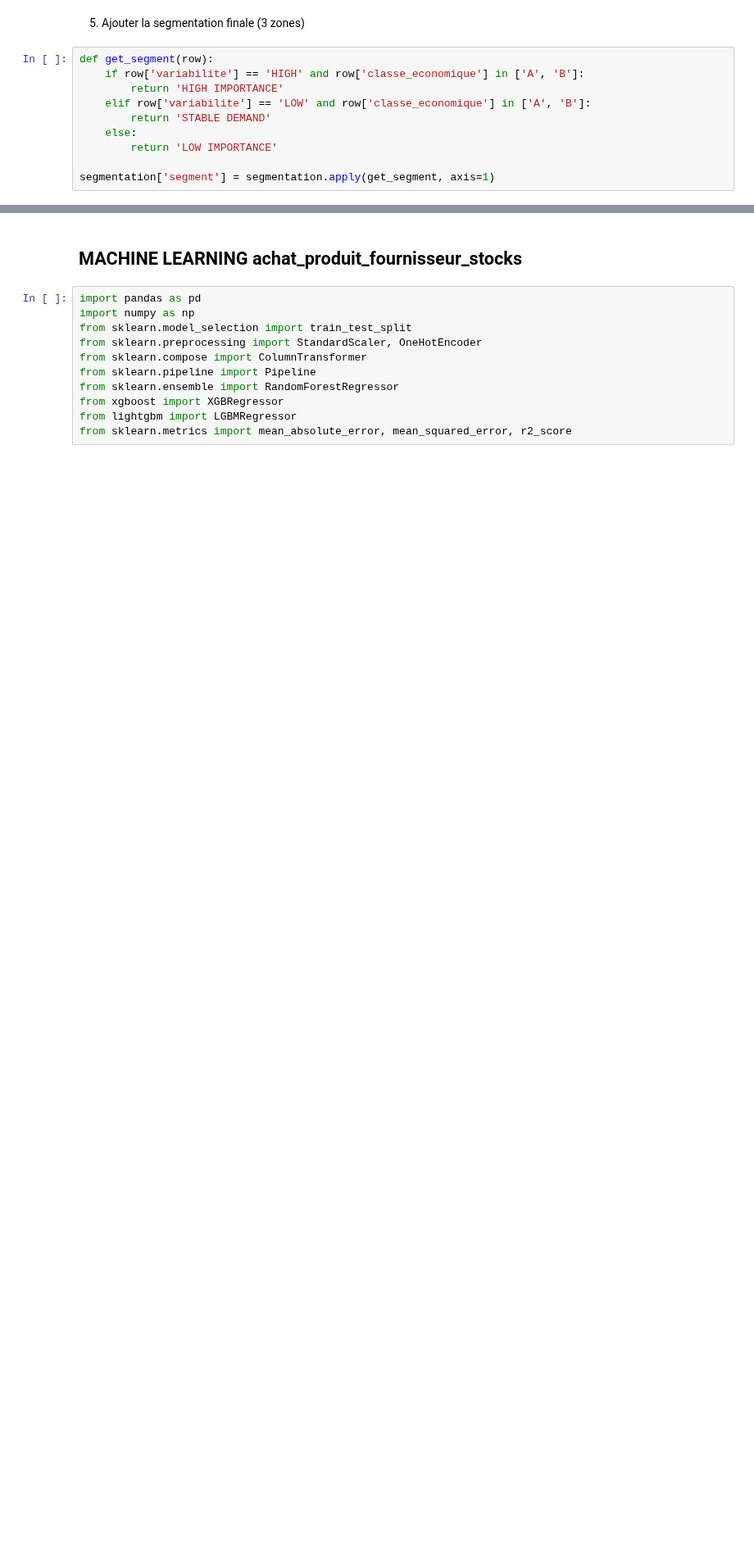
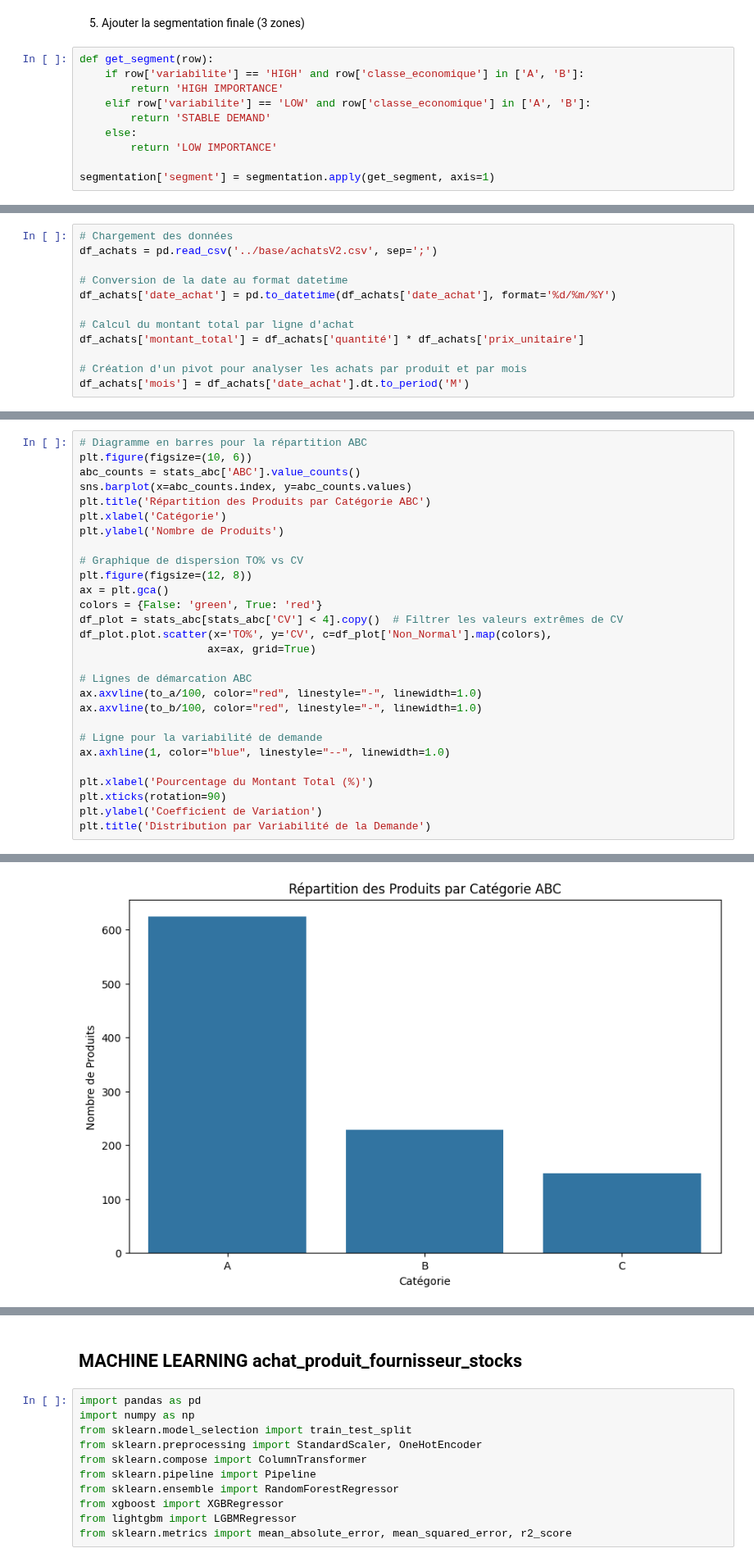
Before and after one commit to Fanaingamampiandra/Projet_Supply_chain, a Jupyter notebook: code/Brouillons.ipynb, the cells around one changed output, grey strips where cells are left out. Shown at 82% size. Saved outputs shown, nothing was run; the diff lists cells and outputs as text; blank space fills up the shorter version.

```diff
--- a/code/Brouillons.ipynb
+++ b/code/Brouillons.ipynb
@@ -82,0 +106,12 @@ segmentation['segment'] = segmentation.apply(get_segment, axis=1)
+# %%
+# Chargement des données
+df_achats = pd.read_csv('../base/achatsV2.csv', sep=';')
+
+# Conversion de la date au format datetime
+df_achats['date_achat'] = pd.to_datetime(df_achats['date_achat'], format='%d/%m/%Y')
+
+# Calcul du montant total par ligne d'achat
+df_achats['montant_total'] = df_achats['quantité'] * df_achats['prix_unitaire']
+
+# Création d'un pivot pour analyser les achats par produit et par mois
+df_achats['mois'] = df_achats['date_achat'].dt.to_period('M')
@@ -82,0 +180,29 @@ segmentation['segment'] = segmentation.apply(get_segment, axis=1)
+# %%
+# Diagramme en barres pour la répartition ABC
+plt.figure(figsize=(10, 6))
+abc_counts = stats_abc['ABC'].value_counts()
+sns.barplot(x=abc_counts.index, y=abc_counts.values)
+plt.title('Répartition des Produits par Catégorie ABC')
+plt.xlabel('Catégorie')
+plt.ylabel('Nombre de Produits')
+
+# Graphique de dispersion TO% vs CV
+plt.figure(figsize=(12, 8))
+ax = plt.gca()
+colors = {False: 'green', True: 'red'}
+df_plot = stats_abc[stats_abc['CV'] < 4].copy()  # Filtrer les valeurs extrêmes de CV
+df_plot.plot.scatter(x='TO%', y='CV', c=df_plot['Non_Normal'].map(colors),
+                    ax=ax, grid=True)
+
+# Lignes de démarcation ABC
+ax.axvline(to_a/100, color="red", linestyle="-", linewidth=1.0)
+ax.axvline(to_b/100, color="red", linestyle="-", linewidth=1.0)
+
+# Ligne pour la variabilité de demande
+ax.axhline(1, color="blue", linestyle="--", linewidth=1.0)
+
+plt.xlabel('Pourcentage du Montant Total (%)')
+plt.xticks(rotation=90)
+plt.ylabel('Coefficient de Variation')
+plt.title('Distribution par Variabilité de la Demande')
+# %% [output]
@@ -82,0 +210 @@ segmentation['segment'] = segmentation.apply(get_segment, axis=1)
+[figure, added]
```
Also changed, not shown: parts of 27 cells of this notebook, 3 other files.
